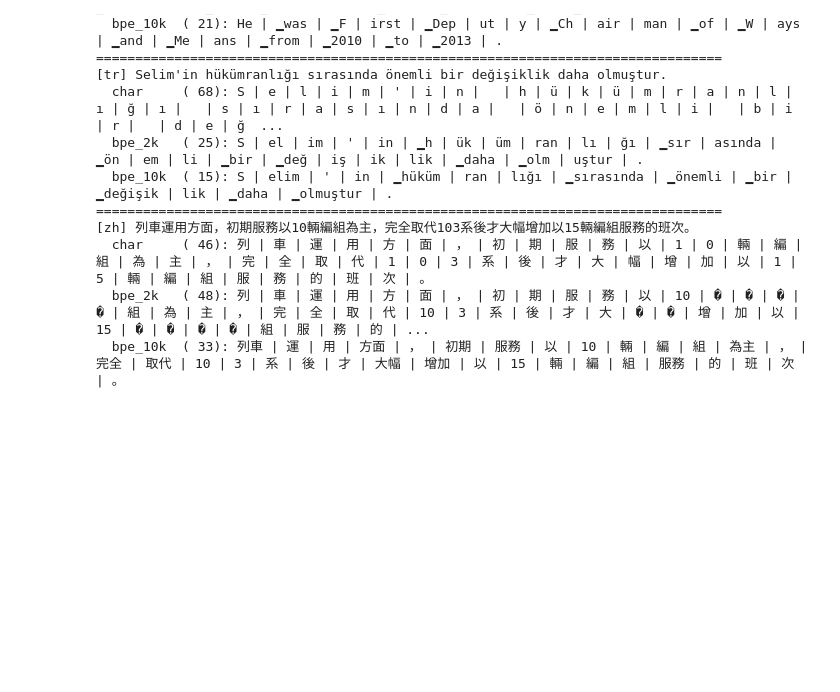
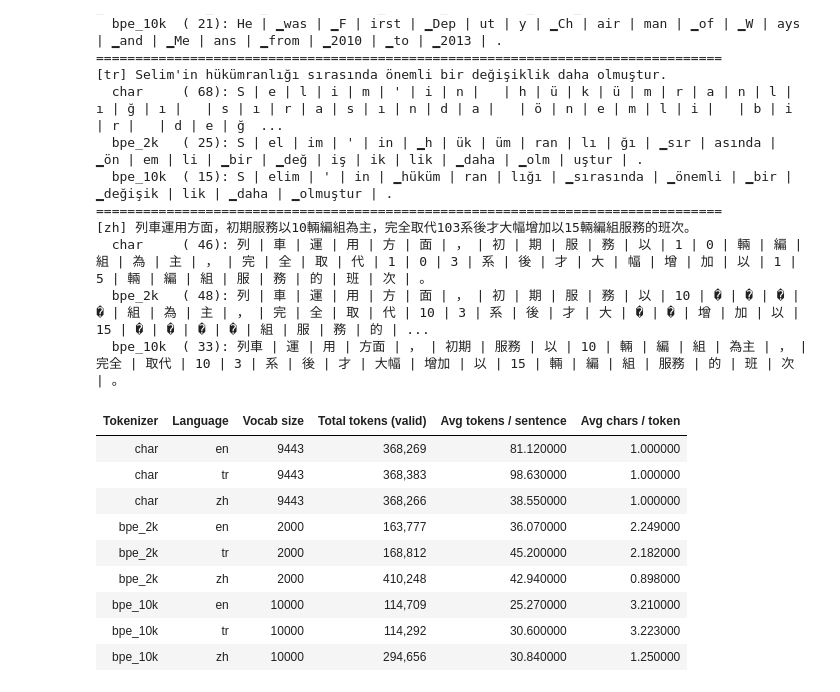
Before and after one commit to Aveiro11/Multilingual-Tokenization-and-Language-Modeling, a Jupyter notebook: Assignment1.ipynb, the cells around one changed output. Drawn from its saved outputs; the diff is of its cells as text; code cells hidden in the pictures; blank space fills up the shorter version.

```diff
--- a/Assignment1.ipynb
+++ b/Assignment1.ipynb
@@ -270,3 +270,29 @@ Average characters per token
   char     ( 46): 列 | 車 | 運 | 用 | 方 | 面 | ， | 初 | 期 | 服 | 務 | 以 | 1 | 0 | 輛 | 編 | 組 | 為 | 主 | ， | 完 | 全 | 取 | 代 | 1 | 0 | 3 | 系 | 後 | 才 | 大 | 幅 | 增 | 加 | 以 | 1 | 5 | 輛 | 編 | 組 | 服 | 務 | 的 | 班 | 次 | 。
   bpe_2k   ( 48): 列 | 車 | 運 | 用 | 方 | 面 | ， | 初 | 期 | 服 | 務 | 以 | 10 | � | � | � | � | 組 | 為 | 主 | ， | 完 | 全 | 取 | 代 | 10 | 3 | 系 | 後 | 才 | 大 | � | � | 增 | 加 | 以 | 15 | � | � | � | � | 組 | 服 | 務 | 的 | ...
   bpe_10k  ( 33): 列車 | 運 | 用 | 方面 | ， | 初期 | 服務 | 以 | 10 | 輛 | 編 | 組 | 為主 | ， | 完全 | 取代 | 10 | 3 | 系 | 後 | 才 | 大幅 | 增加 | 以 | 15 | 輛 | 編 | 組 | 服務 | 的 | 班 | 次 | 。
+# %%
+# Report Table
+report = results[["tokenizer", "language", "vocab_size", "total_tokens",
+                  "avg_tokens_per_sentence", "avg_chars_per_token"]].copy()
+
+# char -> small BPE -> large BPE
+order = {"char": 0, "bpe_2k": 1, "bpe_10k": 2}
+report["_o"] = report["tokenizer"].map(order)
+report = report.sort_values(["_o", "language"]).drop(columns="_o")
+
+report.columns = ["Tokenizer", "Language", "Vocab size", "Total tokens (valid)",
+                  "Avg tokens / sentence", "Avg chars / token"]
+
+report.to_csv(f"{OUT_DIR}/report_table.csv", index=False)
+report.style.hide(axis="index").format({"Total tokens (valid)": "{:,}"})
+# %% [output]
+| Tokenizer | Language | Vocab size | Total tokens (valid) | Avg tokens / sentence | Avg chars / token |
+| char | en | 9443 | 368,269 | 81.120000 | 1.000000 |
+| char | tr | 9443 | 368,383 | 98.630000 | 1.000000 |
+| char | zh | 9443 | 368,266 | 38.550000 | 1.000000 |
+| bpe_2k | en | 2000 | 163,777 | 36.070000 | 2.249000 |
+| bpe_2k | tr | 2000 | 168,812 | 45.200000 | 2.182000 |
+| bpe_2k | zh | 2000 | 410,248 | 42.940000 | 0.898000 |
+| bpe_10k | en | 10000 | 114,709 | 25.270000 | 3.210000 |
+| bpe_10k | tr | 10000 | 114,292 | 30.600000 | 3.223000 |
+| bpe_10k | zh | 10000 | 294,656 | 30.840000 | 1.250000 |
```
Also changed, not shown: parts of 1 cell of this notebook.
